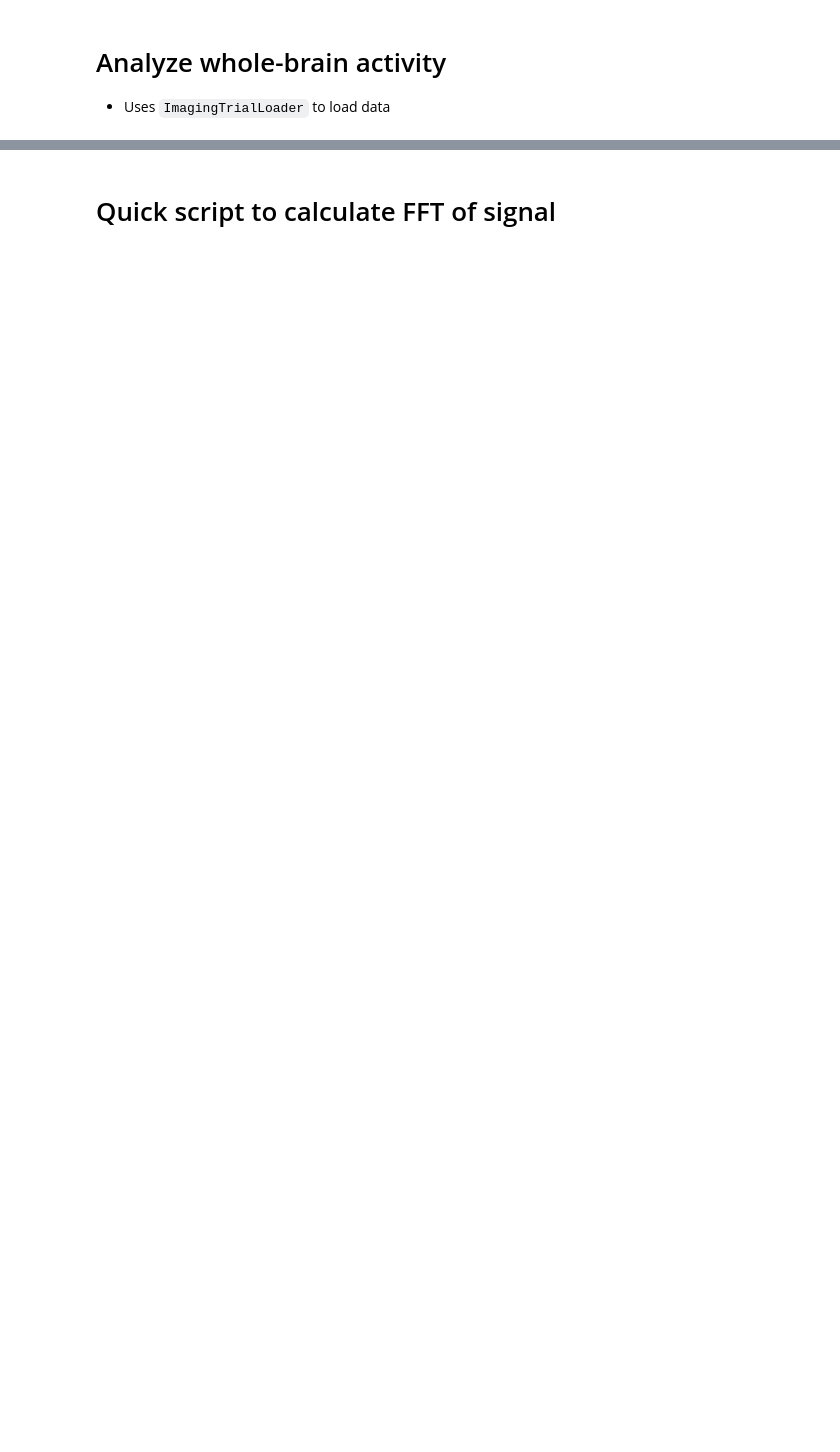
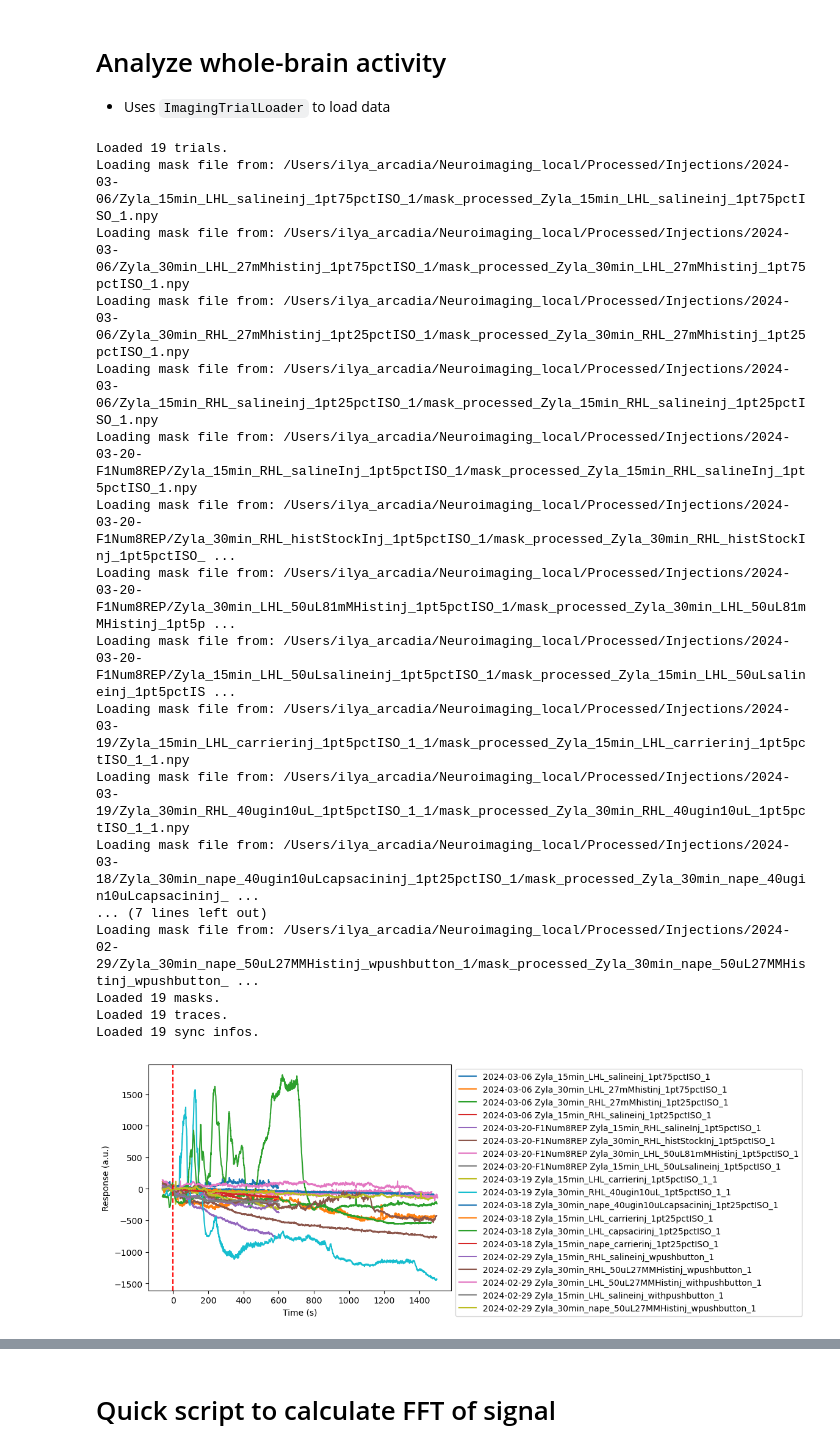
Before and after one commit to Arcadia-Science/2024-sensory-neuroimaging, a Jupyter notebook: notebooks/injection_analysis.ipynb, the cells around one changed output, grey strips where cells are left out. Cells and saved outputs as stored; diff of their text form; code cells hidden in the pictures; blank space fills up the shorter version.

```diff
--- a/notebooks/injection_analysis.ipynb
+++ b/notebooks/injection_analysis.ipynb
@@ -6,37 +6,64 @@ from neuroprocessing.imagingtrials import ImagingTrialLoader
 import matplotlib.pyplot as plt
 import numpy as np
 params = {
         "downsample_factor": 8,
         "aligner_target_num_features": 700,
         "secs_before_stim": 60, # only process frames starting at X seconds before stimulus
         "preprocess_prefix": "aligned_downsampled_",
         "process_prefix": 'processed_',
         "s3fs_toplvl_path": "/Users/ilya_arcadia/arcadia-neuroimaging-pruritogens/Videos",
         "local_toplvl_path": "/Users/ilya_arcadia/Neuroimaging_local/Processed/Injections/",
         "load_from_s3": False,
         "save_to_s3": False,
         'crop_px' : 20,
         'bottom_percentile' : 5
         }
 
 trials = ImagingTrialLoader(params)
-exp_dates, trial_names = trials.filter_exp_and_trial_dirs(# exp_dir="2024-02-29",
-                                                          limb = "LHL",)
-                                                          # injection_type=".*istinj*")
+# exp_dates, trial_names = trials.filter_exp_and_trial_dirs(exp_dir="2024-03-20",
+#                                                           limb = "RHL",
+#                                                         )
+exp_dates, trial_names = trials.filter_exp_and_trial_dirs()
+
 masks = trials.load_mask_files()
 traces = trials.load_traces()
 sync_infos = trials.get_sync_infos()
 # Plot the traces
 
 fig, ax = plt.subplots()
 for trace, exp_date, trial_name, sync in zip(traces, exp_dates, trial_names, sync_infos):
     t = (np.arange(0, len(trace))) / (sync['framerate_hz'] / params['downsample_factor']) - params['secs_before_stim']
+    trace = trace - trace[np.where(t >= 0)[0][0]]
     ax.plot(t, trace, label=exp_date + ' ' + trial_name)
 # legend to the right of the plot
 ax.legend(loc='upper left', bbox_to_anchor=(1, 1))
 ax.axvline(x=0, color='r', linestyle='--')
-
+ax.set_xlabel('Time (s)')
+ax.set_ylabel('Response (a.u.)')
 # plot masks
-# fig, axs = plt.subplots(ncols=len(masks))
-# for ax, mask, exp_date, trial_name in zip(axs, masks, exp_dates, trial_names):
-#     ax.imshow(mask, cmap='gray')
+fig, axs = plt.subplots(ncols=len(masks), figsize=(15, 7))
+for ax, mask, exp_date, trial_name in zip(axs, masks, exp_dates, trial_names):
+    ax.imshow(mask, cmap='gray')
+    # remove axis ticks
+    ax.set_xticks([])
+    ax.set_yticks([])
+plt.tight_layout()
+# %% [output]
+Loaded 19 trials.
+Loading mask file from: /Users/ilya_arcadia/Neuroimaging_local/Processed/Injections/2024-03-06/Zyla_15min_LHL_salineinj_1pt75pctISO_1/mask_processed_Zyla_15min_LHL_salineinj_1pt75pctISO_1.npy
+Loading mask file from: /Users/ilya_arcadia/Neuroimaging_local/Processed/Injections/2024-03-06/Zyla_30min_LHL_27mMhistinj_1pt75pctISO_1/mask_processed_Zyla_30min_LHL_27mMhistinj_1pt75pctISO_1.npy
+Loading mask file from: /Users/ilya_arcadia/Neuroimaging_local/Processed/Injections/2024-03-06/Zyla_30min_RHL_27mMhistinj_1pt25pctISO_1/mask_processed_Zyla_30min_RHL_27mMhistinj_1pt25pctISO_1.npy
+Loading mask file from: /Users/ilya_arcadia/Neuroimaging_local/Processed/Injections/2024-03-06/Zyla_15min_RHL_salineinj_1pt25pctISO_1/mask_processed_Zyla_15min_RHL_salineinj_1pt25pctISO_1.npy
+Loading mask file from: /Users/ilya_arcadia/Neuroimaging_local/Processed/Injections/2024-03-20-F1Num8REP/Zyla_15min_RHL_salineInj_1pt5pctISO_1/mask_processed_Zyla_15min_RHL_salineInj_1pt5pctISO_1.npy
+Loading mask file from: /Users/ilya_arcadia/Neuroimaging_local/Processed/Injections/2024-03-20-F1Num8REP/Zyla_30min_RHL_histStockInj_1pt5pctISO_1/mask_processed_Zyla_30min_RHL_histStockInj_1pt5pctISO_ ...
+Loading mask file from: /Users/ilya_arcadia/Neuroimaging_local/Processed/Injections/2024-03-20-F1Num8REP/Zyla_30min_LHL_50uL81mMHistinj_1pt5pctISO_1/mask_processed_Zyla_30min_LHL_50uL81mMHistinj_1pt5p ...
+Loading mask file from: /Users/ilya_arcadia/Neuroimaging_local/Processed/Injections/2024-03-20-F1Num8REP/Zyla_15min_LHL_50uLsalineinj_1pt5pctISO_1/mask_processed_Zyla_15min_LHL_50uLsalineinj_1pt5pctIS ...
+Loading mask file from: /Users/ilya_arcadia/Neuroimaging_local/Processed/Injections/2024-03-19/Zyla_15min_LHL_carrierinj_1pt5pctISO_1_1/mask_processed_Zyla_15min_LHL_carrierinj_1pt5pctISO_1_1.npy
+Loading mask file from: /Users/ilya_arcadia/Neuroimaging_local/Processed/Injections/2024-03-19/Zyla_30min_RHL_40ugin10uL_1pt5pctISO_1_1/mask_processed_Zyla_30min_RHL_40ugin10uL_1pt5pctISO_1_1.npy
+Loading mask file from: /Users/ilya_arcadia/Neuroimaging_local/Processed/Injections/2024-03-18/Zyla_30min_nape_40ugin10uLcapsacininj_1pt25pctISO_1/mask_processed_Zyla_30min_nape_40ugin10uLcapsacininj_ ...
+... (7 lines left out)
+Loading mask file from: /Users/ilya_arcadia/Neuroimaging_local/Processed/Injections/2024-02-29/Zyla_30min_nape_50uL27MMHistinj_wpushbutton_1/mask_processed_Zyla_30min_nape_50uL27MMHistinj_wpushbutton_ ...
+Loaded 19 masks.
+Loaded 19 traces.
+Loaded 19 sync infos.
+[figure, added]
```
Also changed, not shown: parts of 2 cells of this notebook, 2 other files.
